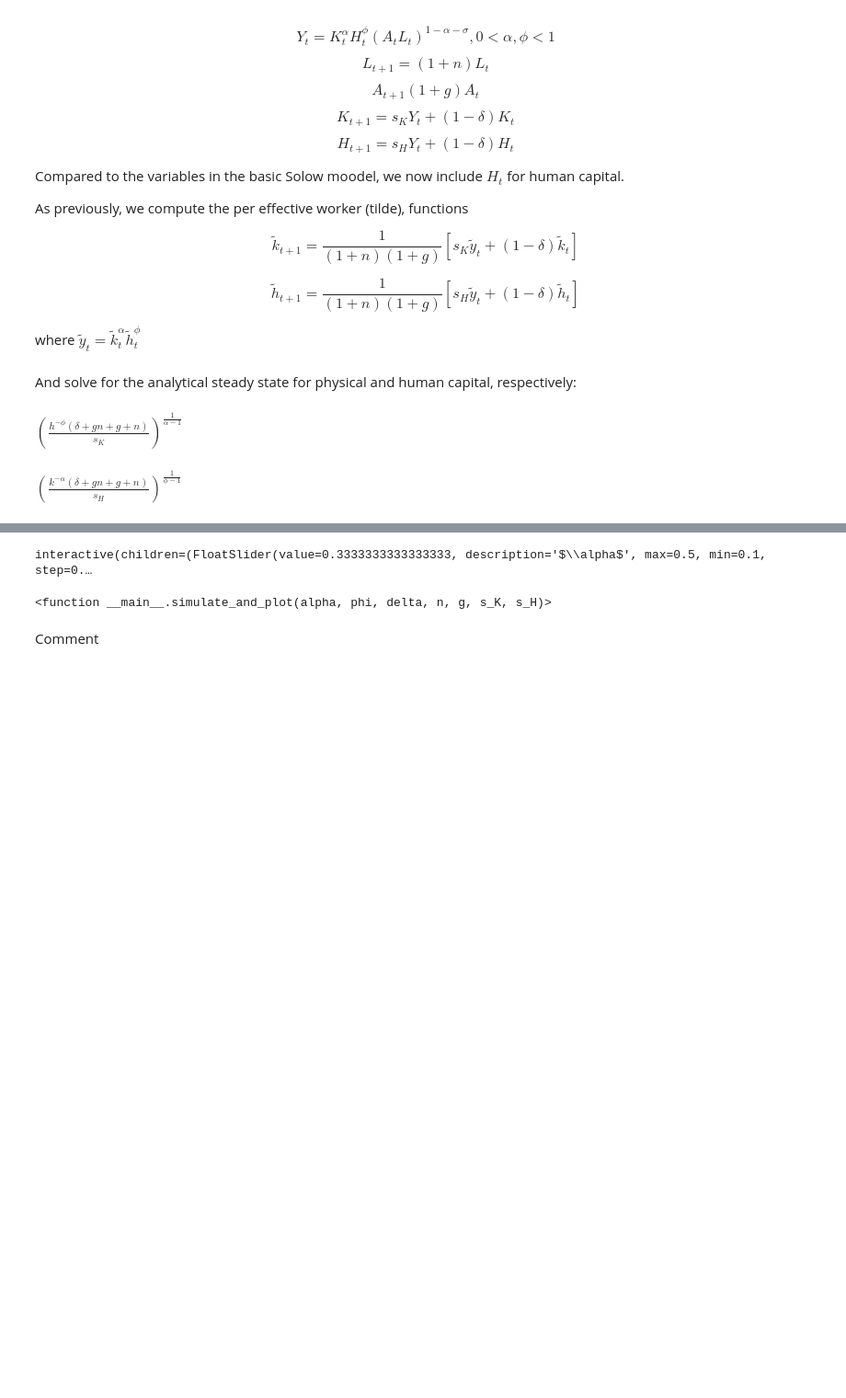
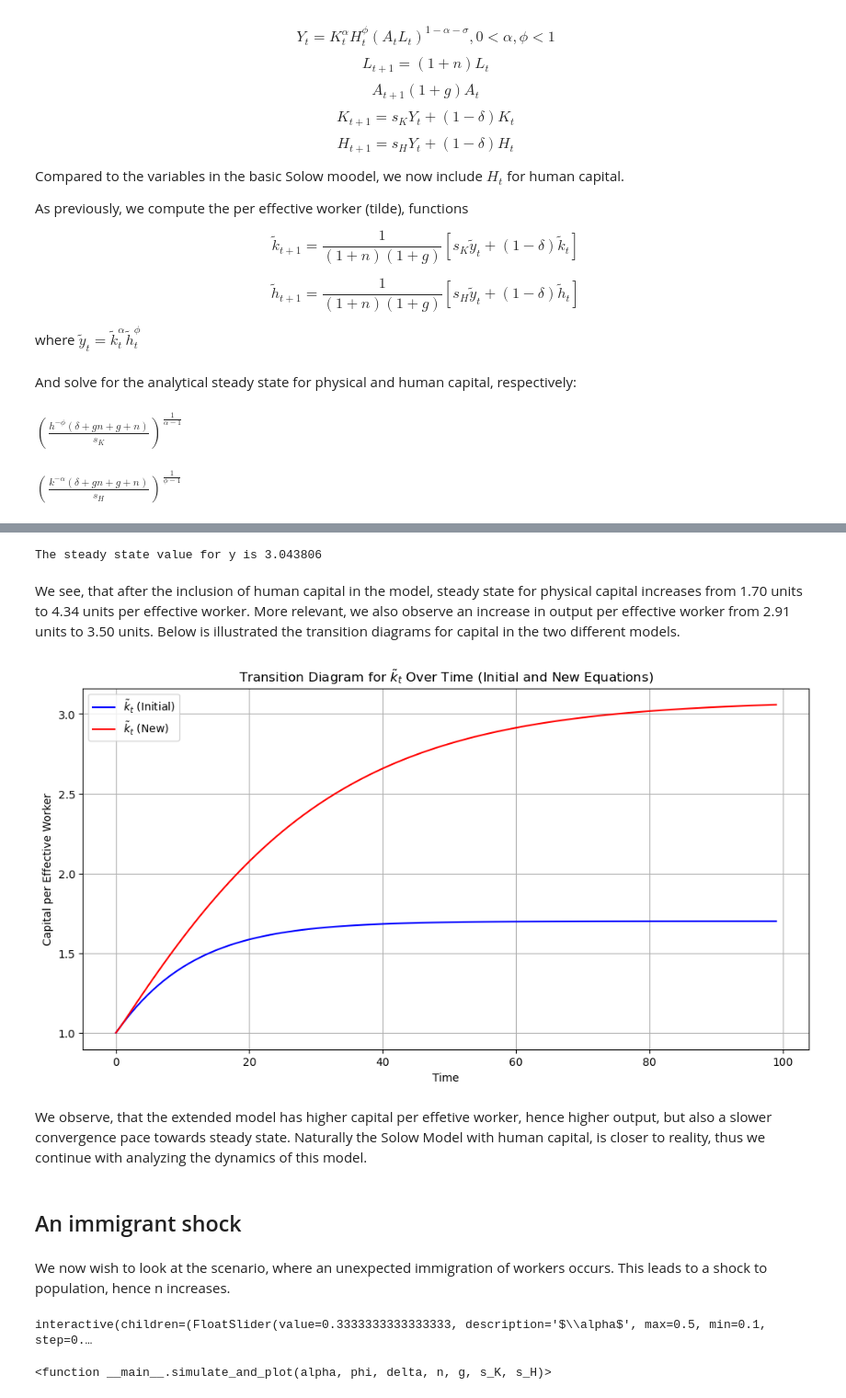
Before and after one commit to NumEconCopenhagen/projects-2024-ccc, a Jupyter notebook: modelproject/modelproject.ipynb, the cells around one changed output, grey strips where cells are left out. Shown: that part at 92% size. Cells and saved outputs as stored; diff of their text form; code cells hidden in the pictures; blank space fills up the shorter version.

```diff
--- a/modelproject/modelproject.ipynb
+++ b/modelproject/modelproject.ipynb
@@ -155,3 +182,73 @@ The steady state value for k is 1.011222, and the steady state value for h is 1.
+# %%
+# We define the steady state for output per worker, assuming above steady states:
+y_tilde2 = ((k_tilde)**(alpha)*(h_tilde)**(phi))
+
+# Now we turn them in to python function, using sympy lambdify.
+yss2_function = sm.lambdify((alpha,phi,delta,n,g,s_K,s_H),y_tilde2)
+
+print(f'The steady state value for y is {yss2_function(1/3,1/3,0.1,0.02,0.02,0.2,0.3):1f}')
+# %% [output]
+The steady state value for y is 3.043806
+# %% [markdown]
+We see, that after the inclusion of human capital in the model, steady state for physical capital increases from 1.70 units to 4.34 units per effective worker. More relevant, we also observe an increase in output per effective worker from 2.91 units to 3.50 units. Below is illustrated the transition diagrams for capital in the two different models.
+# %%
+import numpy as np
+import matplotlib.pyplot as plt
+
+# Define the parameters
+alpha = 1/3
+delta = 0.1
+n = 0.02
+g = 0.02
+s = 0.2
+s_H = 0.3
+s_K = 0.2
+phi = 1/3
+
+# Define the initial values
+k_tilde_initial = 1.0
+h_tilde_initial = 1.0
+
+# Time periods for the simulation
+time_periods = 100
+
+# Initialize arrays to store capital and human capital per effective worker values over time
+k_tilde_values = np.zeros(time_periods)
+k_tilde_values_new = np.zeros(time_periods)
+h_tilde_values = np.zeros(time_periods)
+
+k_tilde_values[0] = k_tilde_initial
+k_tilde_values_new[0] = k_tilde_initial
+h_tilde_values[0] = h_tilde_initial
+
+# Iterate over time periods to compute k_tilde and h_tilde values based on the initial and new equations
+for t in range(1, time_periods):
+    # Initial equation
+    k_tilde_values[t] = (1 / ((1 + n) * (1 + g))) * (s * (k_tilde_values[t-1] ** alpha) + (1 - delta) * k_tilde_values[t-1])
+
+    # New equation with y_tilde
+    y_tilde = (k_tilde_values_new[t-1] ** alpha) * (h_tilde_values[t-1] ** phi)
+    k_tilde_values_new[t] = (1 / ((1 + n) * (1 + g))) * (s_K * y_tilde + (1 - delta) * k_tilde_values_new[t-1])
+    h_tilde_values[t] = (1 / ((1 + n) * (1 + g))) * (s_H * y_tilde + (1 - delta) * k_tilde_values_new[t-1])
+
+# Plotting the transition diagram including both equations
+plt.figure(figsize=(12, 6))
+plt.plot(range(time_periods), k_tilde_values, label='$\\tilde{k}_t$ (Initial)', color='blue')
+plt.plot(range(time_periods), k_tilde_values_new, label='$\\tilde{k}_t$ (New)', color='red')
+plt.xlabel('Time')
+plt.ylabel('Capital per Effective Worker')
+plt.title('Transition Diagram for $\\tilde{k}_t$ Over Time (Initial and New Equations)')
+plt.legend()
+plt.grid(True)
+plt.show()
+# %% [output]
+[figure, added]
+# %% [markdown]
+We observe, that the extended model has higher capital per effetive worker, hence higher output, but also a slower convergence pace towards steady state. Naturally the Solow Model with human capital, is closer to reality, thus we continue with analyzing the dynamics of this model.
+# %% [markdown]
+## An immigrant shock
+# %% [markdown]
+We now wish to look at the scenario, where an unexpected immigration of workers occurs. This leads to a shock to population, hence n increases.
 # %%
 # Define the model parameters
 alpha_value = 1/3
@@ -219,5 +316,3 @@ interact(simulate_and_plot,
 # %% [output]
 interactive(children=(FloatSlider(value=0.3333333333333333, description='$\\alpha$', max=0.5, min=0.1, step=0.…
 <function __main__.simulate_and_plot(alpha, phi, delta, n, g, s_K, s_H)>
-# %% [markdown]
-Comment
```
Also changed, not shown: parts of 10 cells of this notebook.
